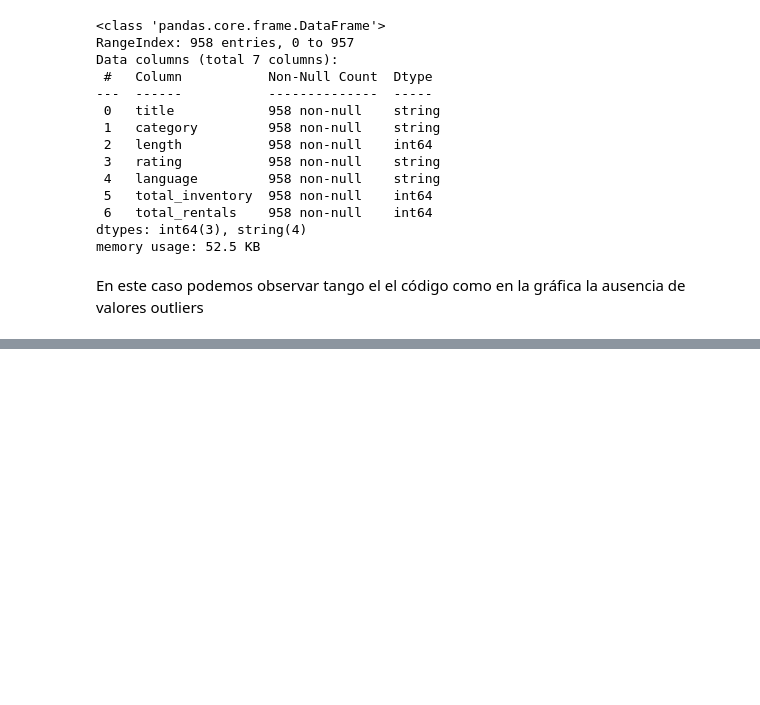
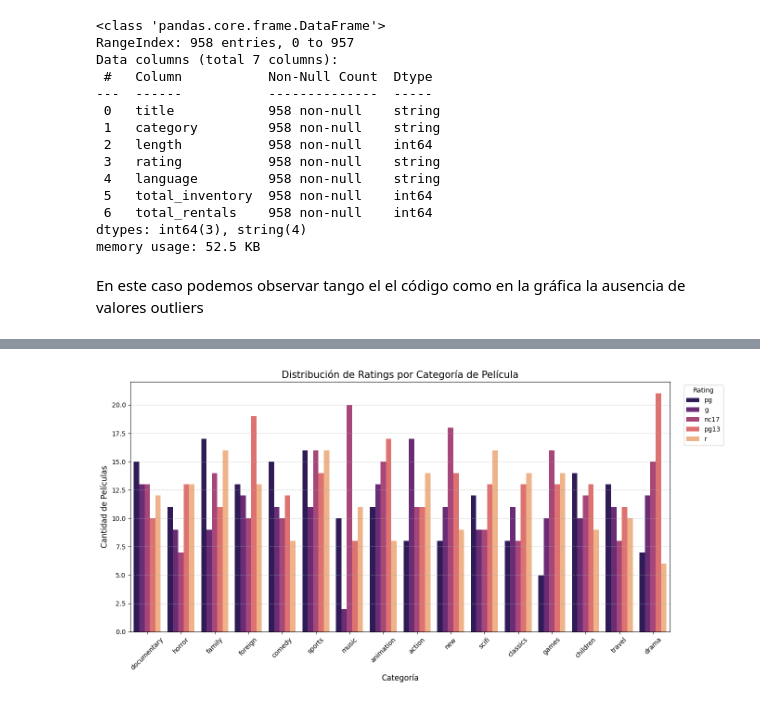
Before and after one commit to Bootcamp-DA-P2/Data-Automation-MySQL-Python-Excel-Grupo-4, a Jupyter notebook: notebooks/notebook-catalog-film.ipynb, the cells around one changed output, grey strips where cells are left out. Saved outputs shown, nothing was run; the diff lists cells and outputs as text; code cells hidden in the pictures; blank space fills up the shorter version.

```diff
--- a/notebooks/notebook-catalog-film.ipynb
+++ b/notebooks/notebook-catalog-film.ipynb
@@ -76,0 +99,23 @@ En este caso podemos observar tango el el código como en la gráfica la ausenci
+# %%
+# Configuramos el tamaño de la figura (más ancha para que quepan todas las categorías)
+plt.figure(figsize=(15, 7))
+
+# Creamos el gráfico de barras
+# x: Categoría, hue: Rating (colores por cada tipo de clasificación)
+sns.countplot(data=df, x='category', hue='rating', palette='magma')
+
+# Personalización de etiquetas
+plt.title('Distribución de Ratings por Categoría de Película', fontsize=15)
+plt.xlabel('Categoría', fontsize=12)
+plt.ylabel('Cantidad de Películas', fontsize=12)
+
+# Rotamos los nombres de las categorías 45 grados para que sean legibles
+plt.xticks(rotation=45)
+
+# Movemos la leyenda fuera del gráfico para que no tape las barras
+plt.legend(title='Rating', bbox_to_anchor=(1.02, 1), loc='upper left')
+
+plt.grid(axis='y', linestyle='--', alpha=0.6) # Una rejilla ligera para ayudar a leer los valores
+plt.show()
+# %% [output]
+[figure, added]
```
Also changed, not shown: parts of 4 cells of this notebook.
